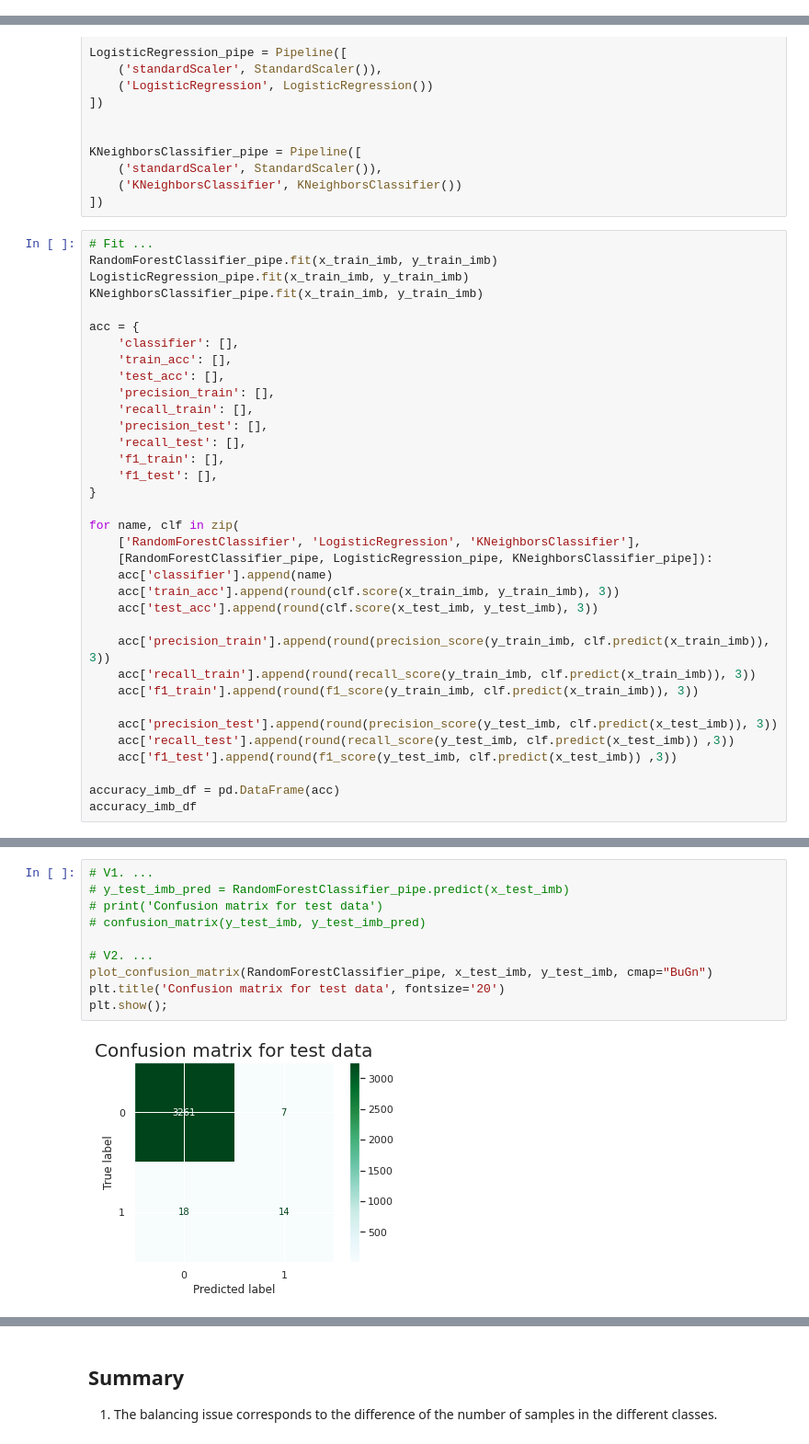
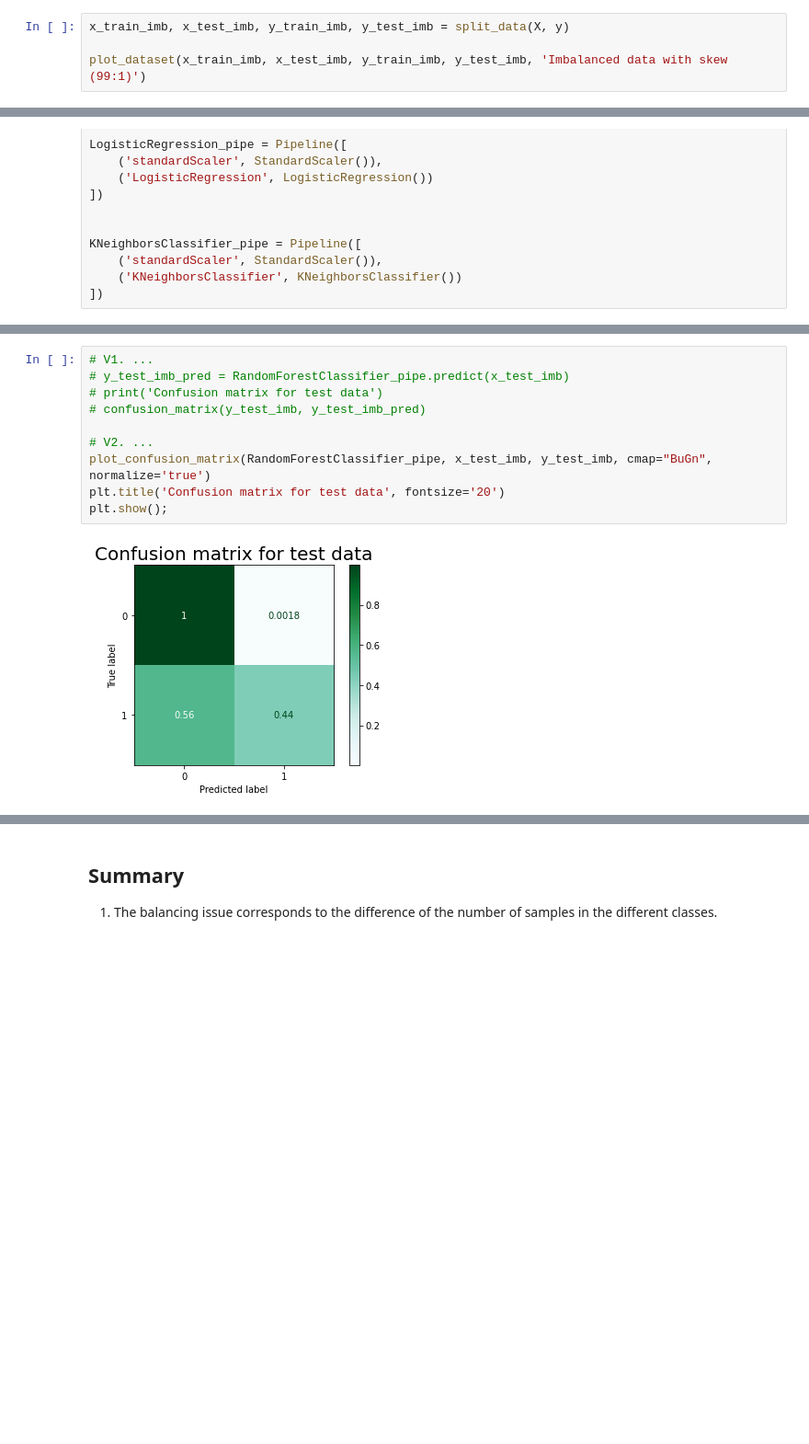
Before and after one commit to SalAlba/machine-learning, a Jupyter notebook: notes/imbalanced-data-sets/main.ipynb, the cells around one changed output, grey strips where cells are left out. Shown at 92% size. Drawn from its saved outputs; the diff is of its cells as text; blank space fills up the shorter version.

```diff
--- a/notes/imbalanced-data-sets/main.ipynb
+++ b/notes/imbalanced-data-sets/main.ipynb
@@ -244,0 +309,4 @@ Train set = 3300, class_0 = 3268, class_1 = 32
+# %%
+x_train_imb, x_test_imb, y_train_imb, y_test_imb = split_data(X, y)
+
+plot_dataset(x_train_imb, x_test_imb, y_train_imb, y_test_imb, 'Imbalanced data with skew (99:1)')
@@ -261,38 +333,3 @@ KNeighborsClassifier_pipe = Pipeline([
     ('standardScaler', StandardScaler()),
     ('KNeighborsClassifier', KNeighborsClassifier())
 ])
-# %%
-# Fit ...
-RandomForestClassifier_pipe.fit(x_train_imb, y_train_imb)
-LogisticRegression_pipe.fit(x_train_imb, y_train_imb)
-KNeighborsClassifier_pipe.fit(x_train_imb, y_train_imb)
-
-acc = {
-    'classifier': [],
-    'train_acc': [],
-    'test_acc': [],
-    'precision_train': [],
-    'recall_train': [],
-    'precision_test': [],
-    'recall_test': [],
-    'f1_train': [],
-    'f1_test': [],
-}
-
-for name, clf in zip(
-    ['RandomForestClassifier', 'LogisticRegression', 'KNeighborsClassifier'],
-    [RandomForestClassifier_pipe, LogisticRegression_pipe, KNeighborsClassifier_pipe]):
-    acc['classifier'].append(name)
-    acc['train_acc'].append(round(clf.score(x_train_imb, y_train_imb), 3))
-    acc['test_acc'].append(round(clf.score(x_test_imb, y_test_imb), 3))
-
-    acc['precision_train'].append(round(precision_score(y_train_imb, clf.predict(x_train_imb)), 3))
-    acc['recall_train'].append(round(recall_score(y_train_imb, clf.predict(x_train_imb)), 3))
-    acc['f1_train'].append(round(f1_score(y_train_imb, clf.predict(x_train_imb)), 3))
-
-    acc['precision_test'].append(round(precision_score(y_test_imb, clf.predict(x_test_imb)), 3))
-    acc['recall_test'].append(round(recall_score(y_test_imb, clf.predict(x_test_imb)) ,3))
-    acc['f1_test'].append(round(f1_score(y_test_imb, clf.predict(x_test_imb)) ,3))
-
-accuracy_imb_df = pd.DataFrame(acc)
-accuracy_imb_df
@@ -316,15 +358,15 @@ plt.show();
 # %%
 # V1. ...
 # y_test_imb_pred = RandomForestClassifier_pipe.predict(x_test_imb)
 # print('Confusion matrix for test data')
 # confusion_matrix(y_test_imb, y_test_imb_pred)
 
 # V2. ...
-plot_confusion_matrix(RandomForestClassifier_pipe, x_test_imb, y_test_imb, cmap="BuGn")
+plot_confusion_matrix(RandomForestClassifier_pipe, x_test_imb, y_test_imb, cmap="BuGn", normalize='true')
 plt.title('Confusion matrix for test data', fontsize='20')
 plt.show();
 # %% [output]
-[figure, old version]
+[figure, new version]
 # %%
 # Plotting decision regions
 f, axarr = plt.subplots(3, 2, sharex='col', sharey='row', figsize=(10, 8), dpi=100)
```
Also changed, not shown: parts of 26 cells of this notebook, 1 other file.
